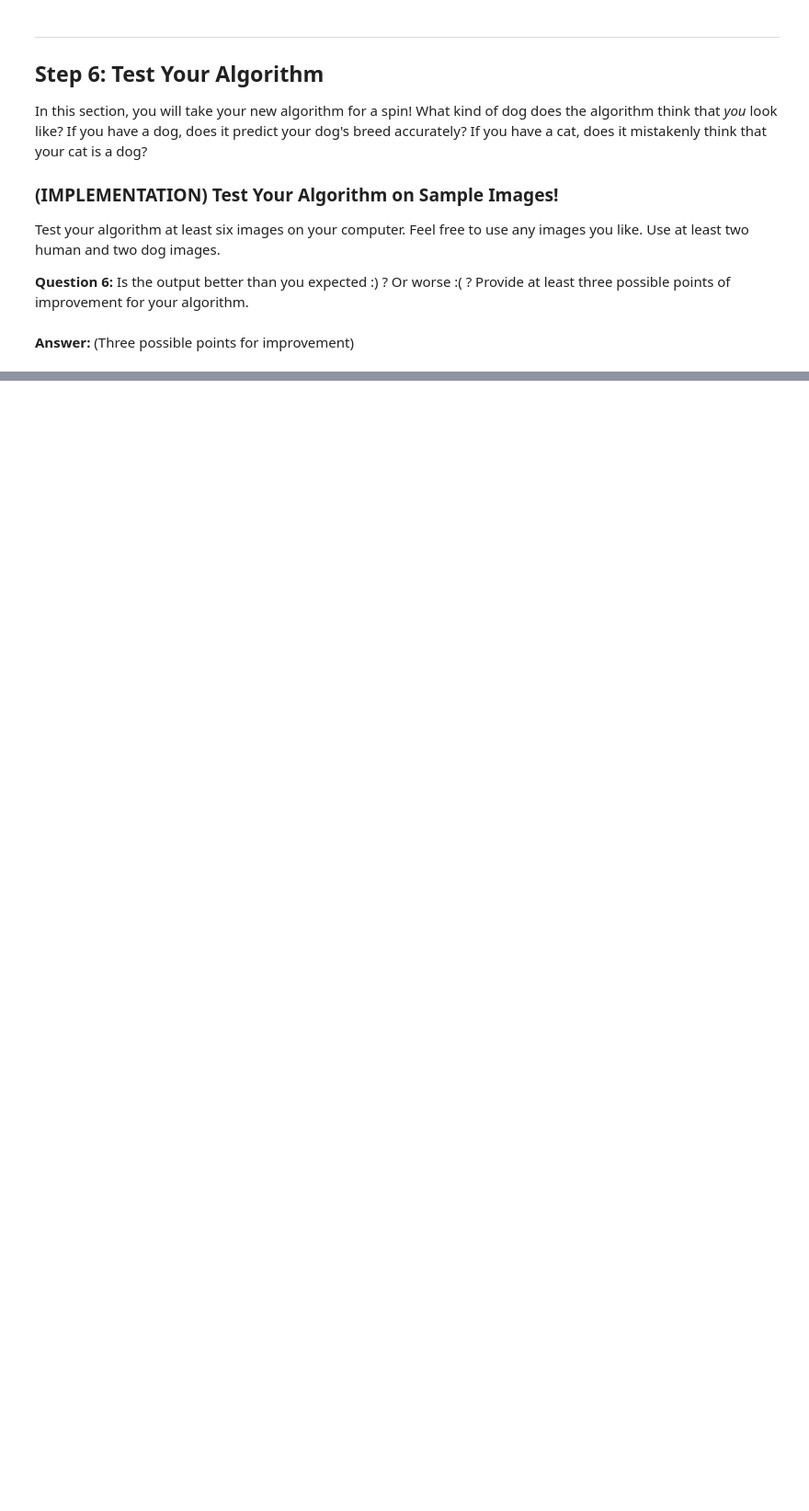
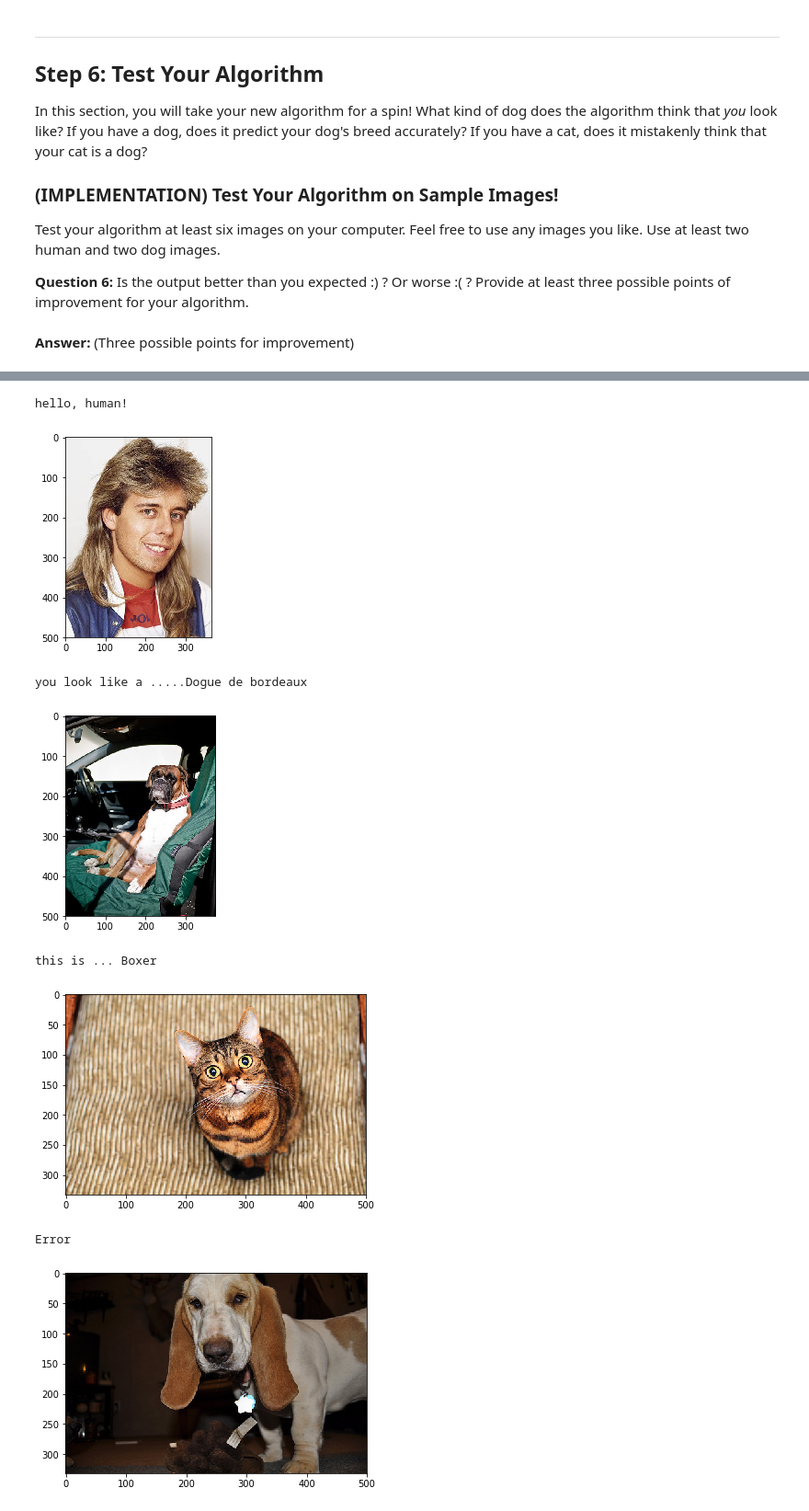
Before and after one commit to IshfaqMalik/Dog_Breed_Classifier, a Jupyter notebook: dog_app.ipynb, the cells around one changed output, grey strips where cells are left out. Shown at 92% size. Cells and saved outputs as stored; diff of their text form; code cells hidden in the pictures; blank space fills up the shorter version.

```diff
--- a/dog_app.ipynb
+++ b/dog_app.ipynb
@@ -890,7 +909,7 @@ def run_app(img_path):
         plt.imshow(Image.open(img_path))
         plt.show()
         print(f"you look like a .....{predict_breed_transfer(img_path)}")
-    elif dog_detecor(img_path):
+    elif dog_detector(img_path):
         plt.imshow(Image.open(img_path))
         plt.show()
         print(f"this is ... {predict_breed_transfer(img_path)}")
@@ -927,0 +960,14 @@ RuntimeError: size mismatch, m1: [1 x 41472], m2: [25088 x 4096] at /opt/conda/c
+# %%
+from glob import glob
+files = np.array(glob("My_images/*"))
+for file in files:
+    run_app(file)
+# %% [output]
+hello, human!
+[figure, added]
+you look like a .....Dogue de bordeaux
+[figure, added]
+this is ... Boxer
+[figure, added]
+Error
+[figure, added]
```
Also changed, not shown: parts of 18 cells of this notebook, 1 other file.
